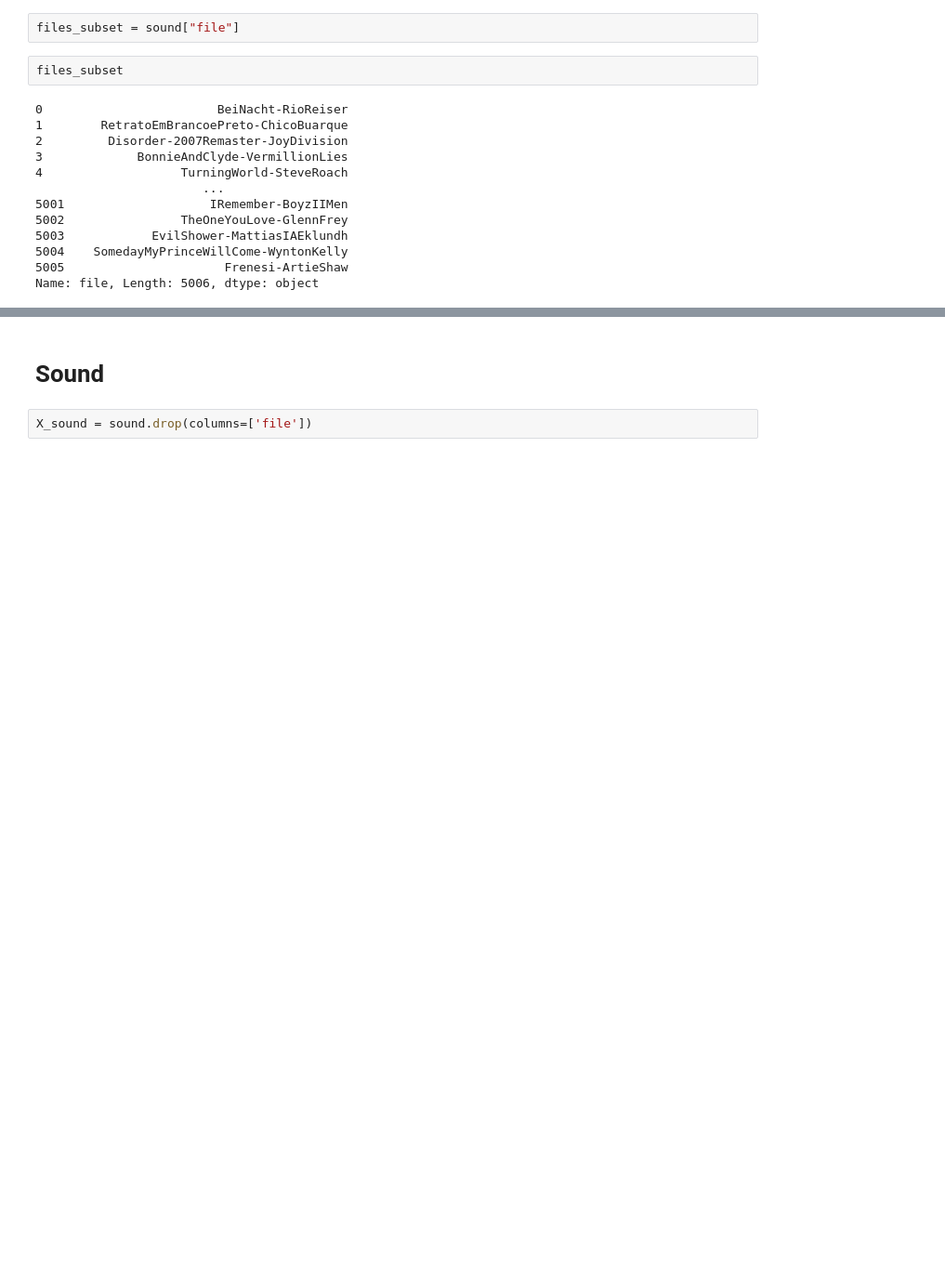
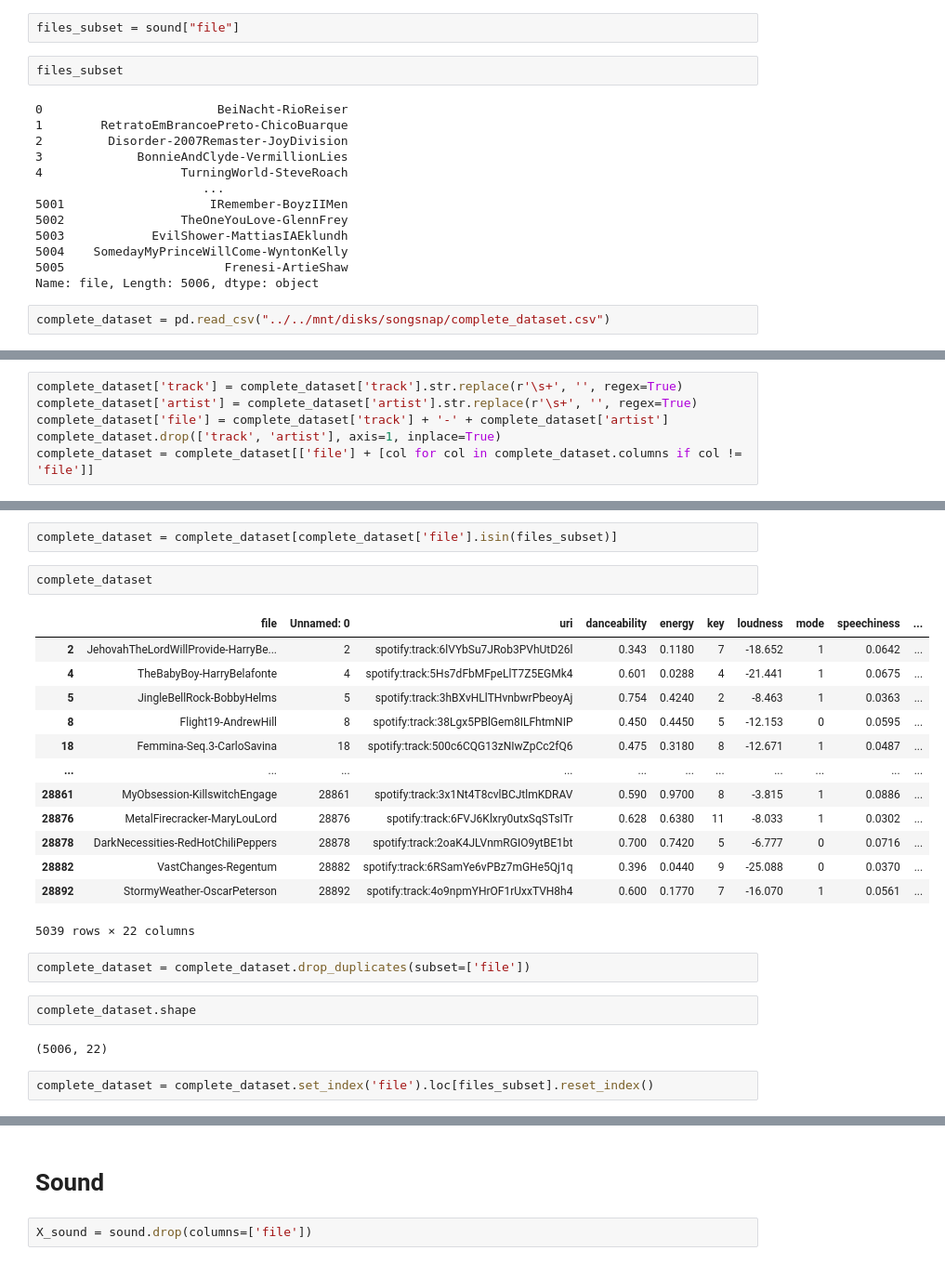
Before and after one commit to stevenwinnick/songsnap, a Jupyter notebook: Final Model.ipynb, the cells around one changed output, grey strips where cells are left out. Shown: that part at 93% size. Cells and saved outputs as stored; diff of their text form; blank space fills up the shorter version.

```diff
--- a/Final Model.ipynb
+++ b/Final Model.ipynb
@@ -43,3 +43,5 @@ files_subset
 5004    SomedayMyPrinceWillCome-WyntonKelly
 5005                      Frenesi-ArtieShaw
 Name: file, Length: 5006, dtype: object
+# %%
+complete_dataset = pd.read_csv("../../mnt/disks/songsnap/complete_dataset.csv")
@@ -45,0 +58,6 @@ Name: file, Length: 5006, dtype: object
+# %%
+complete_dataset['track'] = complete_dataset['track'].str.replace(r'\s+', '', regex=True)
+complete_dataset['artist'] = complete_dataset['artist'].str.replace(r'\s+', '', regex=True)
+complete_dataset['file'] = complete_dataset['track'] + '-' + complete_dataset['artist']
+complete_dataset.drop(['track', 'artist'], axis=1, inplace=True)
+complete_dataset = complete_dataset[['file'] + [col for col in complete_dataset.columns if col != 'file']]
@@ -45,0 +74,26 @@ Name: file, Length: 5006, dtype: object
+# %%
+complete_dataset = complete_dataset[complete_dataset['file'].isin(files_subset)]
+# %%
+complete_dataset
+# %% [output]
+|  | file | Unnamed: 0 | uri | danceability | energy | key | loudness | mode | speechiness | ... |
+| 2 | JehovahTheLordWillProvide-HarryBe... | 2 | spotify:track:6lVYbSu7JRob3PVhUtD26l | 0.343 | 0.1180 | 7 | -18.652 | 1 | 0.0642 | ... |
+| 4 | TheBabyBoy-HarryBelafonte | 4 | spotify:track:5Hs7dFbMFpeLlT7Z5EGMk4 | 0.601 | 0.0288 | 4 | -21.441 | 1 | 0.0675 | ... |
+| 5 | JingleBellRock-BobbyHelms | 5 | spotify:track:3hBXvHLlTHvnbwrPbeoyAj | 0.754 | 0.4240 | 2 | -8.463 | 1 | 0.0363 | ... |
+| 8 | Flight19-AndrewHill | 8 | spotify:track:38Lgx5PBlGem8ILFhtmNIP | 0.450 | 0.4450 | 5 | -12.153 | 0 | 0.0595 | ... |
+| 18 | Femmina-Seq.3-CarloSavina | 18 | spotify:track:500c6CQG13zNIwZpCc2fQ6 | 0.475 | 0.3180 | 8 | -12.671 | 1 | 0.0487 | ... |
+| ... | ... | ... | ... | ... | ... | ... | ... | ... | ... | ... |
+| 28861 | MyObsession-KillswitchEngage | 28861 | spotify:track:3x1Nt4T8cvlBCJtlmKDRAV | 0.590 | 0.9700 | 8 | -3.815 | 1 | 0.0886 | ... |
+| 28876 | MetalFirecracker-MaryLouLord | 28876 | spotify:track:6FVJ6Klxry0utxSqSTsITr | 0.628 | 0.6380 | 11 | -8.033 | 1 | 0.0302 | ... |
+| 28878 | DarkNecessities-RedHotChiliPeppers | 28878 | spotify:track:2oaK4JLVnmRGIO9ytBE1bt | 0.700 | 0.7420 | 5 | -6.777 | 0 | 0.0716 | ... |
+| 28882 | VastChanges-Regentum | 28882 | spotify:track:6RSamYe6vPBz7mGHe5Qj1q | 0.396 | 0.0440 | 9 | -25.088 | 0 | 0.0370 | ... |
+| 28892 | StormyWeather-OscarPeterson | 28892 | spotify:track:4o9npmYHrOF1rUxxTVH8h4 | 0.600 | 0.1770 | 7 | -16.070 | 1 | 0.0561 | ... |
+5039 rows × 22 columns
+# %%
+complete_dataset = complete_dataset.drop_duplicates(subset=['file'])
+# %%
+complete_dataset.shape
+# %% [output]
+(5006, 22)
+# %%
+complete_dataset = complete_dataset.set_index('file').loc[files_subset].reset_index()
```
Also changed, not shown: parts of 7 cells of this notebook.
